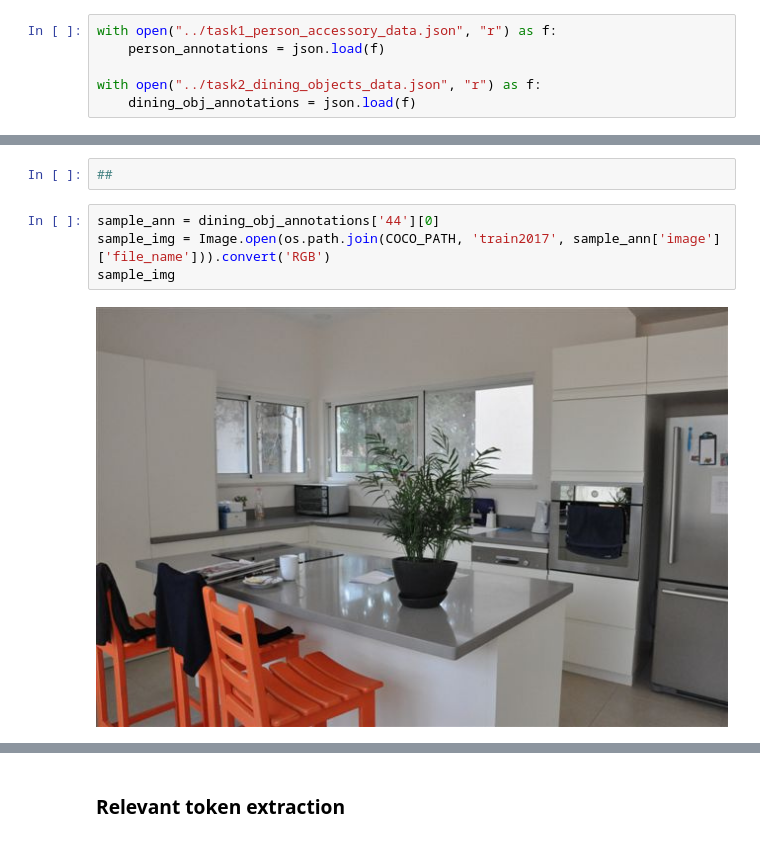
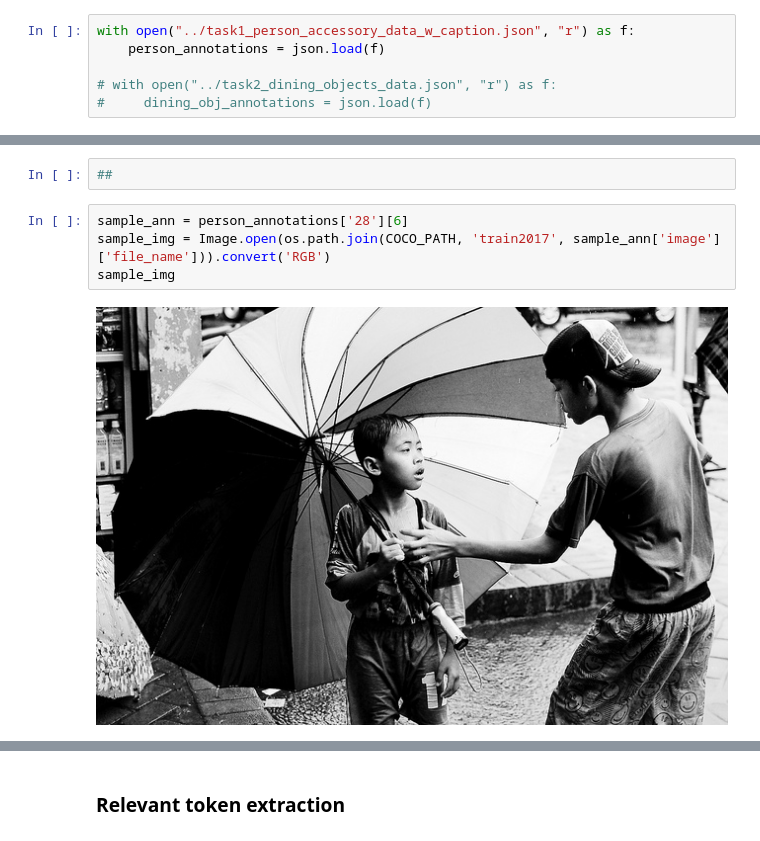
Before and after one commit to bodias/vision-transformers-analysis, a Jupyter notebook: sample_image_captioning/feature_extraction-captioning-VIT.ipynb, the cells around one changed output, grey strips where cells are left out. Drawn from its saved outputs; the diff is of its cells as text.

```diff
--- a/sample_image_captioning/feature_extraction-captioning-VIT.ipynb
+++ b/sample_image_captioning/feature_extraction-captioning-VIT.ipynb
@@ -103,11 +131,11 @@ torch.Size([1, 197, 768])
 # %%
 COCO_PATH = "../../../datasets/coco"
 # %%
-with open("../task1_person_accessory_data.json", "r") as f:
+with open("../task1_person_accessory_data_w_caption.json", "r") as f:
     person_annotations = json.load(f)
 
-with open("../task2_dining_objects_data.json", "r") as f:
-    dining_obj_annotations = json.load(f)
+# with open("../task2_dining_objects_data.json", "r") as f:
+#     dining_obj_annotations = json.load(f)
 # %%
 person_annotations.keys()
 # %% [output]
@@ -208,9 +234,9 @@ def get_objects_mask(annotation, objects=[], option=1):
 # %%
 ##
 # %%
-sample_ann = dining_obj_annotations['44'][0]
+sample_ann = person_annotations['28'][6]
 sample_img = Image.open(os.path.join(COCO_PATH, 'train2017', sample_ann['image']['file_name'])).convert('RGB')
 sample_img
 # %% [output]
-[figure, old version]
+[figure, new version]
 # %%
```
Also changed, not shown: parts of 23 cells of this notebook, 8 other files.
